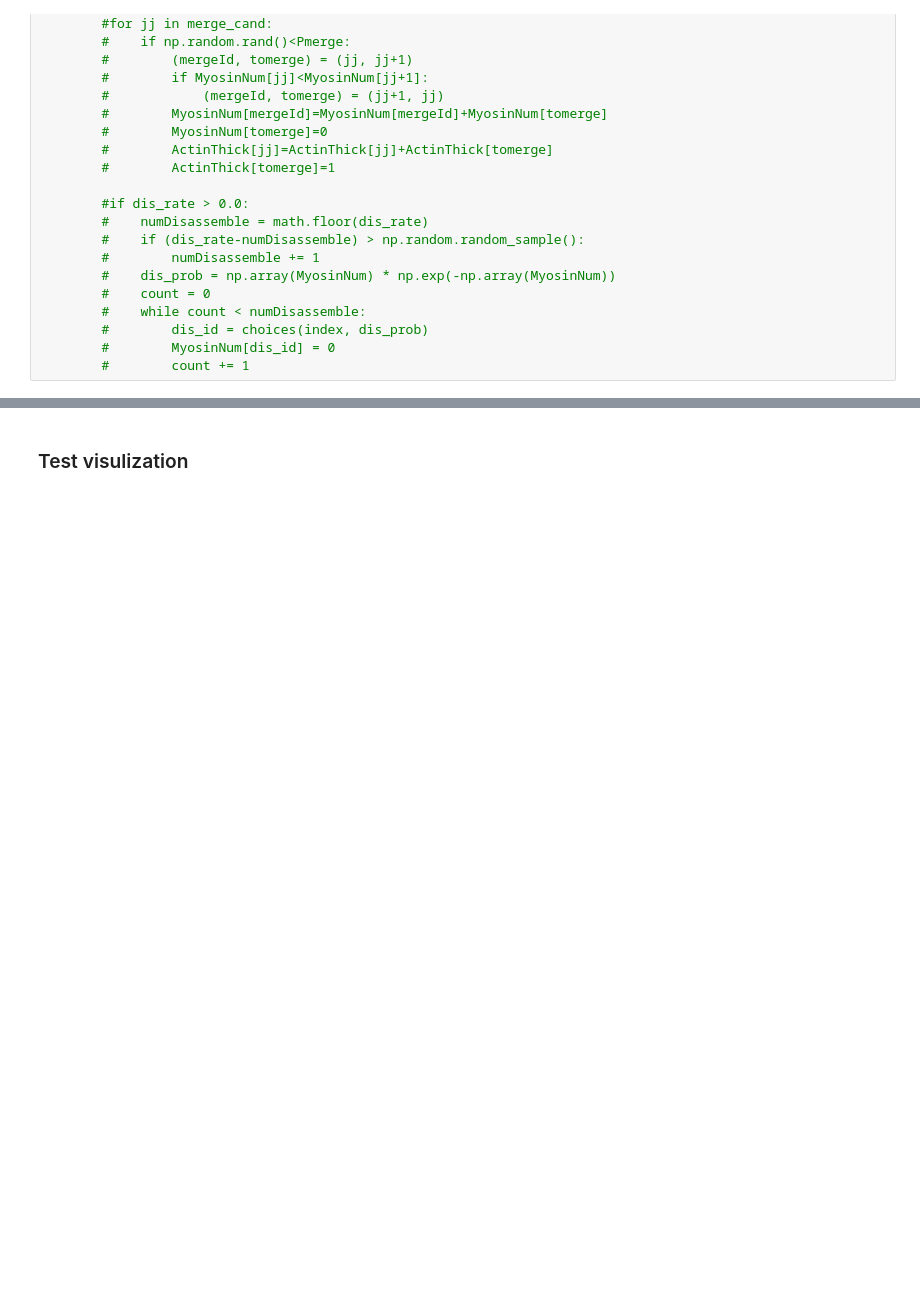
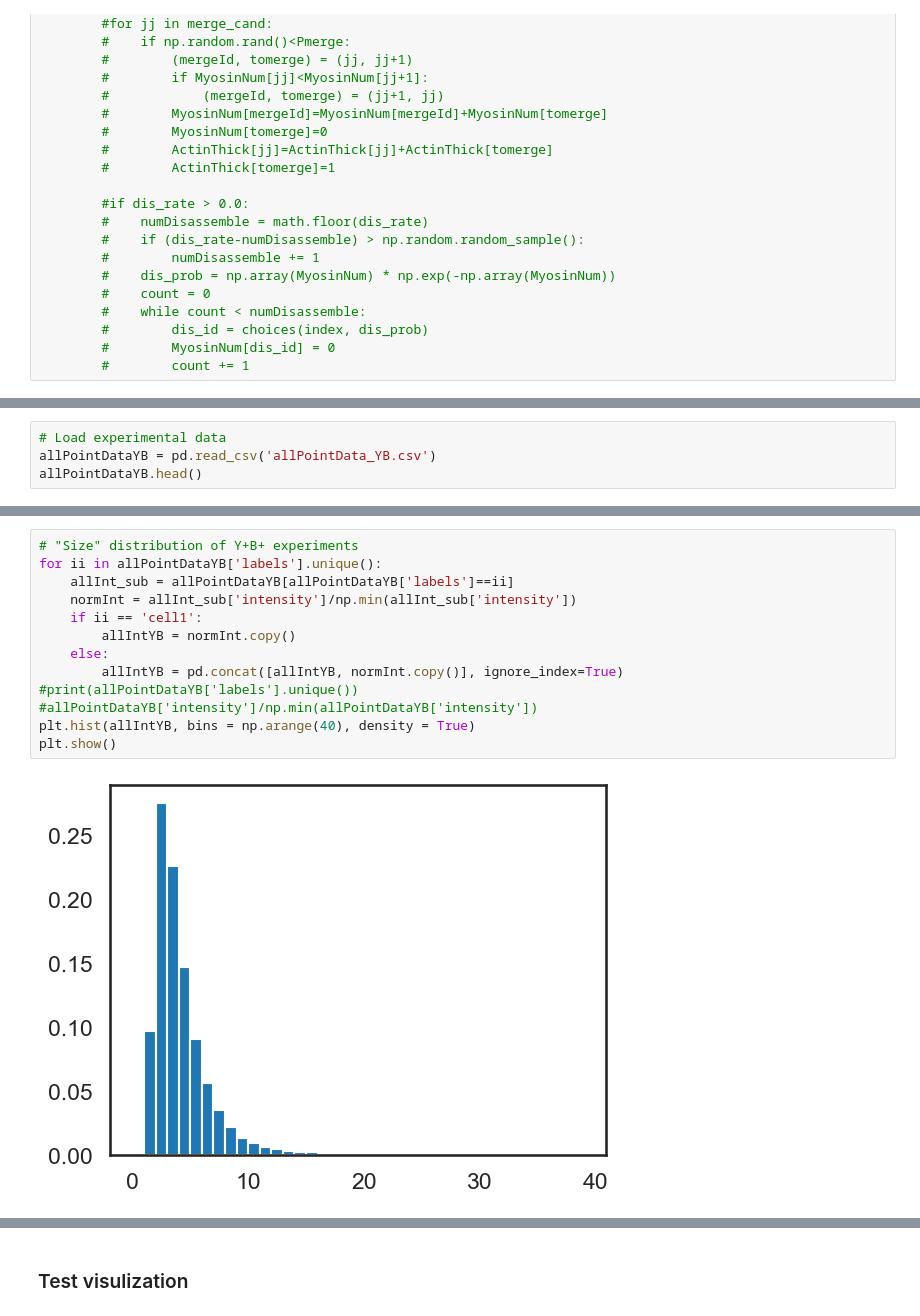
Before and after one commit to WHChou/Myosin-cluster-simulation, a Jupyter notebook: MyosinBinding_v2.ipynb, the cells around one changed output, grey strips where cells are left out. Drawn from its saved outputs; the diff is of its cells as text; blank space fills up the shorter version.

Commit message:
Import exp data, param sweep for acBias=0

```diff
--- a/MyosinBinding_v2.ipynb
+++ b/MyosinBinding_v2.ipynb
@@ -162,0 +165,4 @@ plt.show()
+# %%
+# Load experimental data
+allPointDataYB = pd.read_csv('allPointData_YB.csv')
+allPointDataYB.head()
@@ -162,0 +176,15 @@ plt.show()
+# %%
+# "Size" distribution of Y+B+ experiments
+for ii in allPointDataYB['labels'].unique():
+    allInt_sub = allPointDataYB[allPointDataYB['labels']==ii]
+    normInt = allInt_sub['intensity']/np.min(allInt_sub['intensity'])
+    if ii == 'cell1':
+        allIntYB = normInt.copy()
+    else:
+        allIntYB = pd.concat([allIntYB, normInt.copy()], ignore_index=True)
+#print(allPointDataYB['labels'].unique())
+#allPointDataYB['intensity']/np.min(allPointDataYB['intensity'])
+plt.hist(allIntYB, bins = np.arange(40), density = True)
+plt.show()
+# %% [output]
+[figure, added]
```
Also changed, not shown: parts of 17 cells of this notebook, 4 other files.
